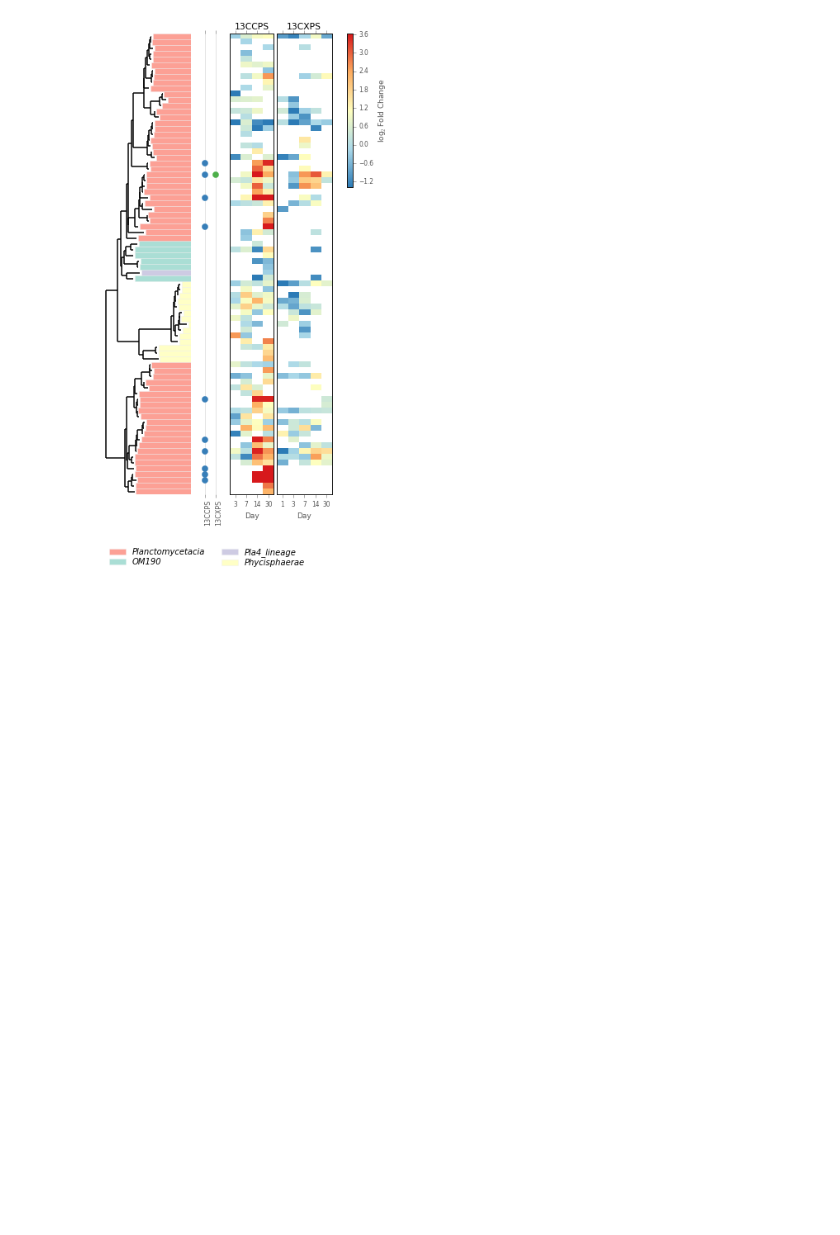
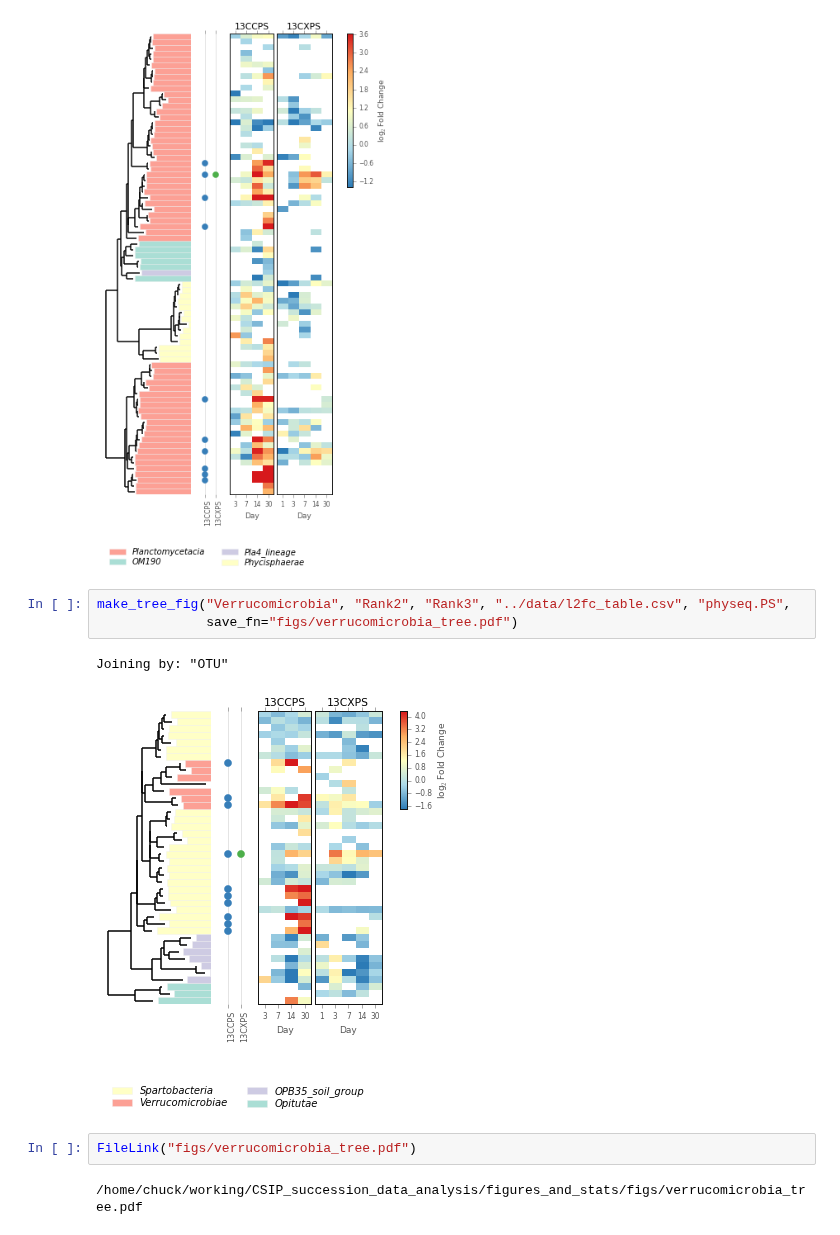
Before and after one commit to chuckpr/CSIP_succession_data_analysis, a Jupyter notebook: figures_and_stats/trees.ipynb, the cells around one changed output. Drawn from its saved outputs; the diff is of its cells as text; blank space fills up the shorter version.

Commit message:
verruco and bacteroidetes tree

```diff
--- a/figures_and_stats/trees.ipynb
+++ b/figures_and_stats/trees.ipynb
@@ -251,3 +251,13 @@ make_tree_fig("Planctomycetes", "Rank2", "Rank3", "../data/l2fc_table.csv", "phy
 # %% [output]
 Joining by: "OTU"
 [figure]
+# %%
+make_tree_fig("Verrucomicrobia", "Rank2", "Rank3", "../data/l2fc_table.csv", "physeq.PS",
+              save_fn="figs/verrucomicrobia_tree.pdf")
+# %% [output]
+Joining by: "OTU"
+[figure, added]
+# %%
+FileLink("figs/verrucomicrobia_tree.pdf")
+# %% [output]
+/home/chuck/working/CSIP_succession_data_analysis/figures_and_stats/figs/verrucomicrobia_tree.pdf
```
Also changed, not shown: parts of 2 cells of this notebook, 3 other files.
